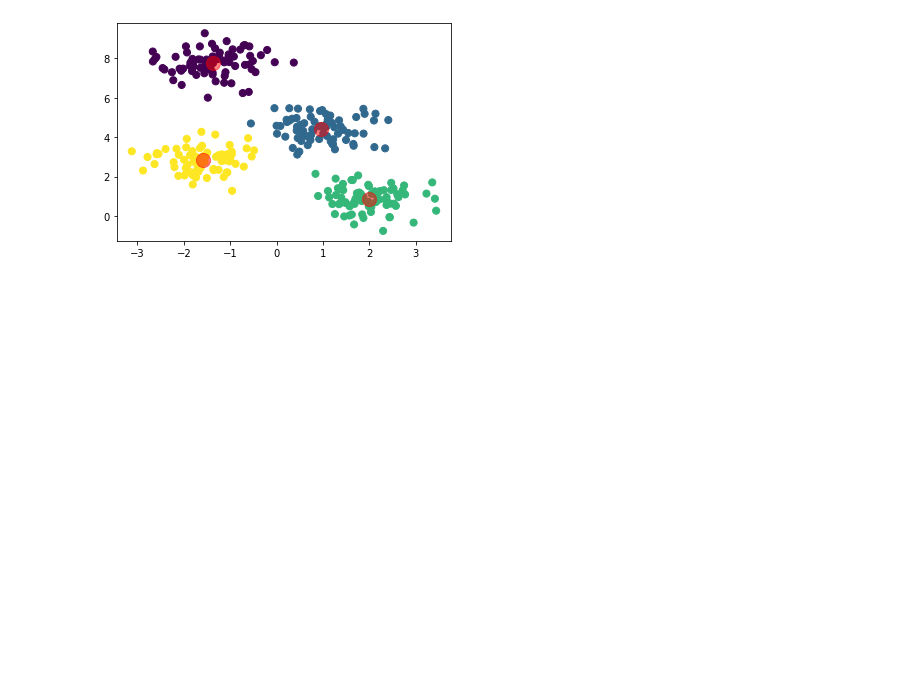
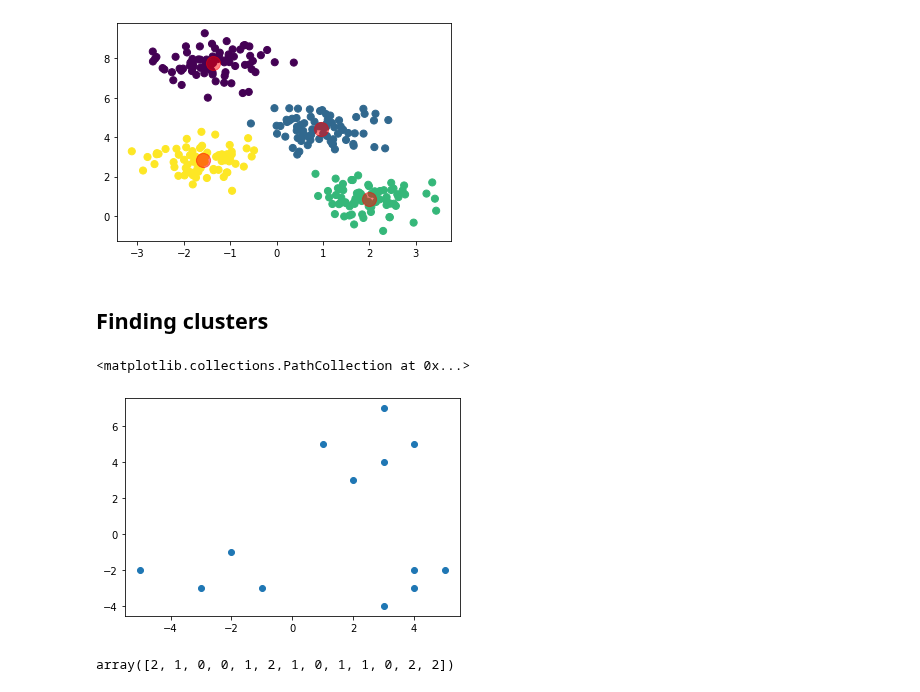
Before and after one commit to anidec25/Linear-Regression, a Jupyter notebook: k-means/kmeans.ipynb, the cells around one changed output. Cells and saved outputs as stored; diff of their text form; code cells hidden in the pictures; blank space fills up the shorter version.

Commit message:
finding clusters

```diff
--- a/k-means/kmeans.ipynb
+++ b/k-means/kmeans.ipynb
@@ -77,3 +97,19 @@ plt.scatter(centers[:,0], centers[:,1], c='red', s = 200, alpha = 0.5)
 # %% [output]
 <matplotlib.collections.PathCollection at 0x...>
 [figure]
+# %% [markdown]
+## Finding clusters
+# %%
+data = [(3,-4), (2,3), (-5,-2), (-3,-3), (3, 7), (5,-2), (4,5), (-2,-1), (3, 4), (1,5), (-1,-3), (4, -2), (4, -3)]
+
+x = []
+y = []
+
+for i in range(len(data)):
+    x.append(data[i][0])
+    y.append(data[i][1])
+
+plt.scatter(x,y)
+# %% [output]
+<matplotlib.collections.PathCollection at 0x...>
+[figure, added]
@@ -79,0 +120,4 @@ plt.scatter(centers[:,0], centers[:,1], c='red', s = 200, alpha = 0.5)
+# %%
+y_kmeans
+# %% [output]
+array([2, 1, 0, 0, 1, 2, 1, 0, 1, 1, 0, 2, 2])
```
Also changed, not shown: parts of 3 cells of this notebook.
